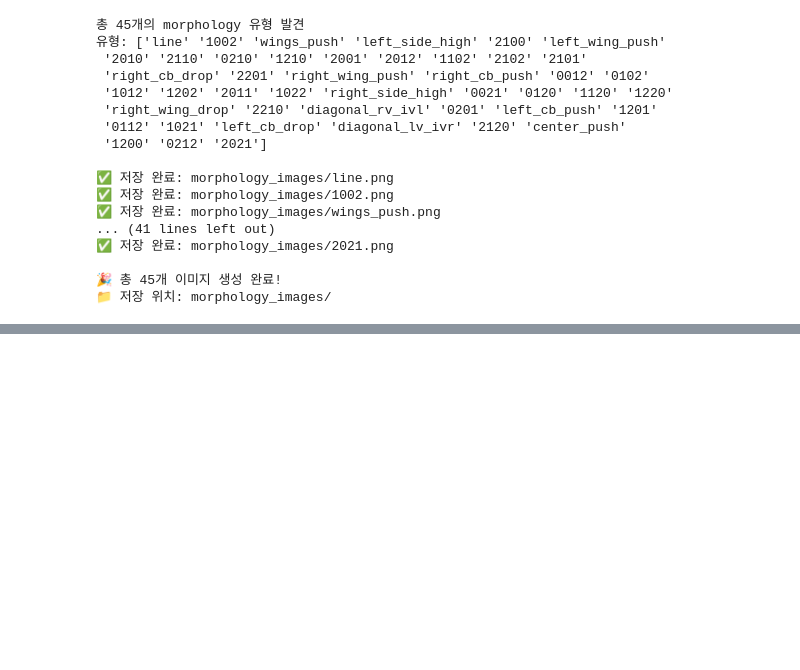
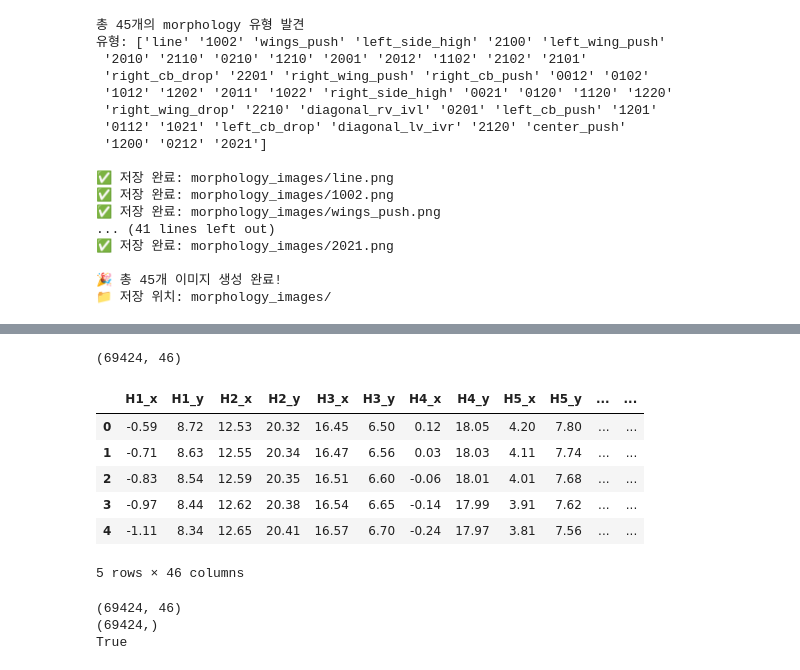
Before and after one commit to Csenongmin/FootballTrans, a Jupyter notebook: labeling.ipynb, the cells around one changed output, grey strips where cells are left out. Saved outputs shown, nothing was run; the diff lists cells and outputs as text; code cells hidden in the pictures; blank space fills up the shorter version.

```diff
--- a/labeling.ipynb
+++ b/labeling.ipynb
@@ -465,0 +564,15 @@ visualize_morphology_samples(filtered_df_Home, x_columns, output_dir='morphology
+# %%
+away_cols = []
+
+for i in range(1, 12):
+    away_cols.extend([f"A{i}_x", f"A{i}_y"])
+
+Away_first_11_df.columns = away_cols
+# %%
+Players_first_df = pd.concat(
+    [Home_first_11_df, Away_first_11_df],
+    axis=1
+)
+
+print(Players_first_df.shape)
+print(Players_first_df.head())
@@ -465,0 +596,32 @@ visualize_morphology_samples(filtered_df_Home, x_columns, output_dir='morphology
+# %%
+Ball_first = xy_objects["firstHalf"]["Ball"].xy
+Ball_first_df = pd.DataFrame(Ball_first)
+Ball_first_df.columns = ["ball_x", "ball_y"]
+# %%
+Tracking_first_df = pd.concat(
+    [Players_first_df, Ball_first_df],
+    axis=1
+)
+
+print(Tracking_first_df.shape)
+# %% [output]
+(69424, 46)
+# %%
+Y = filtered_df_Home['morphology']
+Tracking_first_df.head()
+# %% [output]
+|  | H1_x | H1_y | H2_x | H2_y | H3_x | H3_y | H4_x | H4_y | H5_x | H5_y | ... | ... |
+| 0 | -0.59 | 8.72 | 12.53 | 20.32 | 16.45 | 6.50 | 0.12 | 18.05 | 4.20 | 7.80 | ... | ... |
+| 1 | -0.71 | 8.63 | 12.55 | 20.34 | 16.47 | 6.56 | 0.03 | 18.03 | 4.11 | 7.74 | ... | ... |
+| 2 | -0.83 | 8.54 | 12.59 | 20.35 | 16.51 | 6.60 | -0.06 | 18.01 | 4.01 | 7.68 | ... | ... |
+| 3 | -0.97 | 8.44 | 12.62 | 20.38 | 16.54 | 6.65 | -0.14 | 17.99 | 3.91 | 7.62 | ... | ... |
+| 4 | -1.11 | 8.34 | 12.65 | 20.41 | 16.57 | 6.70 | -0.24 | 17.97 | 3.81 | 7.56 | ... | ... |
+5 rows × 46 columns
+# %%
+print(Tracking_first_df.shape)
+print(Y.shape)
+print(Tracking_first_df.index.equals(Y.index))
+# %% [output]
+(69424, 46)
+(69424,)
+True
```
Also changed, not shown: parts of 24 cells of this notebook, 6 other files.
